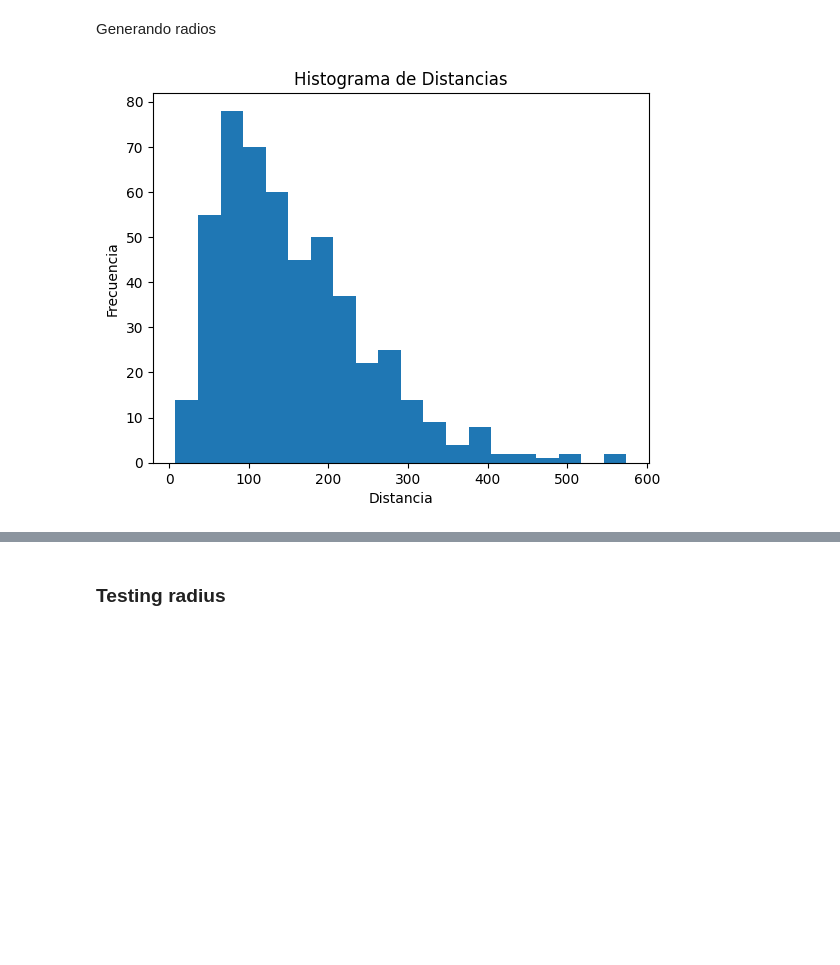
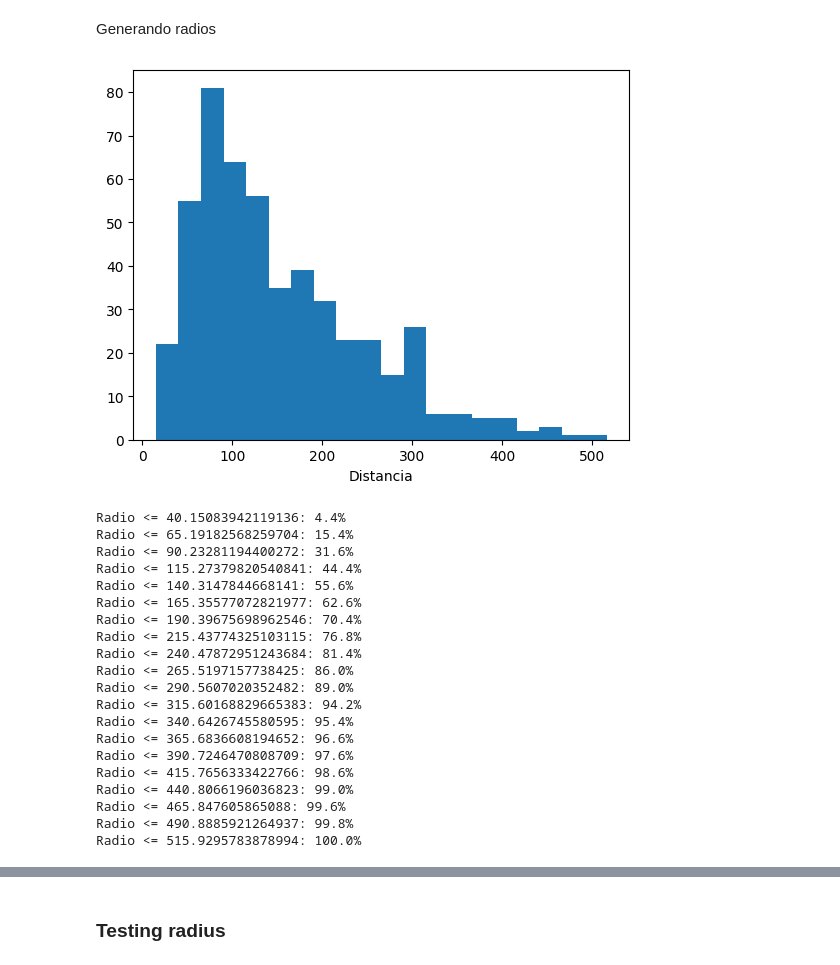
Before and after one commit to ricardoamiel/TestingRevInd, a Jupyter notebook: extract-features-tests.ipynb, the cells around one changed output, grey strips where cells are left out. Drawn from its saved outputs; the diff is of its cells as text; code cells hidden in the pictures; blank space fills up the shorter version.

```diff
--- a/extract-features-tests.ipynb
+++ b/extract-features-tests.ipynb
@@ -148,29 +248,58 @@ ED = lambda P, Q: np.sqrt((P-Q)**2)
 # %%
+import pandas as pd
 import random
 import numpy as np
-import matplotlib.pyplot as plt
+import time
 
-def genDistancias(file_path, N):
-    # Leer datos desde el archivo
-    data = np.loadtxt(file_path, delimiter=',')
+# vector caracteristico ( cada indice es una cancion )
+datatrain = pd.read_csv('caracteristicas.txt', delimiter=',',header=None)
+
+ED = lambda P, Q: np.sqrt(sum((P-Q)**2))
+
+def genDistancias(data, N):
     v = np.zeros(N)
     for i in range(N):
         ind = np.random.choice(data.shape[0], size=2, replace=False)
         P = data[ind[0], :]
         Q = data[ind[1], :]
-        #v[i] = euclidean_distances(P, Q)
+        #v[i] = distance.euclidean(P, Q)
         v[i] = np.sqrt((ED(P, Q) ** 2).sum())
     return v
 
-# Genremos 500 distancias
-file_path = 'caracteristicas.txt'
-D = genDistancias(file_path, 500)
+D = genDistancias(datatrain.values, 500)
 
-# Generar el histograma
+# Generate the histogram
+import matplotlib.pyplot as plt
 plt.hist(D, bins=20)
 plt.xlabel('Distancia')
-plt.ylabel('Frecuencia')
-plt.title('Histograma de Distancias')
 plt.show()
+
+# R script reference to python
+hist, bin_edges = np.histogram(D, bins=20)
+cumulative_counts = np.cumsum(hist)
+coverage_percentage = 100 * cumulative_counts / cumulative_counts[-1]
+
+for i in range(len(bin_edges) - 1):
+    print(f"Radio <= {bin_edges[i+1]}: {round(coverage_percentage[i], 2)}%")
 # %% [output]
-[figure, old version]
+[figure, new version]
+Radio <= 40.15083942119136: 4.4%
+Radio <= 65.19182568259704: 15.4%
+Radio <= 90.23281194400272: 31.6%
+Radio <= 115.27379820540841: 44.4%
+Radio <= 140.3147844668141: 55.6%
+Radio <= 165.35577072821977: 62.6%
+Radio <= 190.39675698962546: 70.4%
+Radio <= 215.43774325103115: 76.8%
+Radio <= 240.47872951243684: 81.4%
+Radio <= 265.5197157738425: 86.0%
+Radio <= 290.5607020352482: 89.0%
+Radio <= 315.60168829665383: 94.2%
+Radio <= 340.6426745580595: 95.4%
+Radio <= 365.6836608194652: 96.6%
+Radio <= 390.7246470808709: 97.6%
+Radio <= 415.7656333422766: 98.6%
+Radio <= 440.8066196036823: 99.0%
+Radio <= 465.847605865088: 99.6%
+Radio <= 490.8885921264937: 99.8%
+Radio <= 515.9295783878994: 100.0%
```
Also changed, not shown: parts of 28 cells of this notebook.
